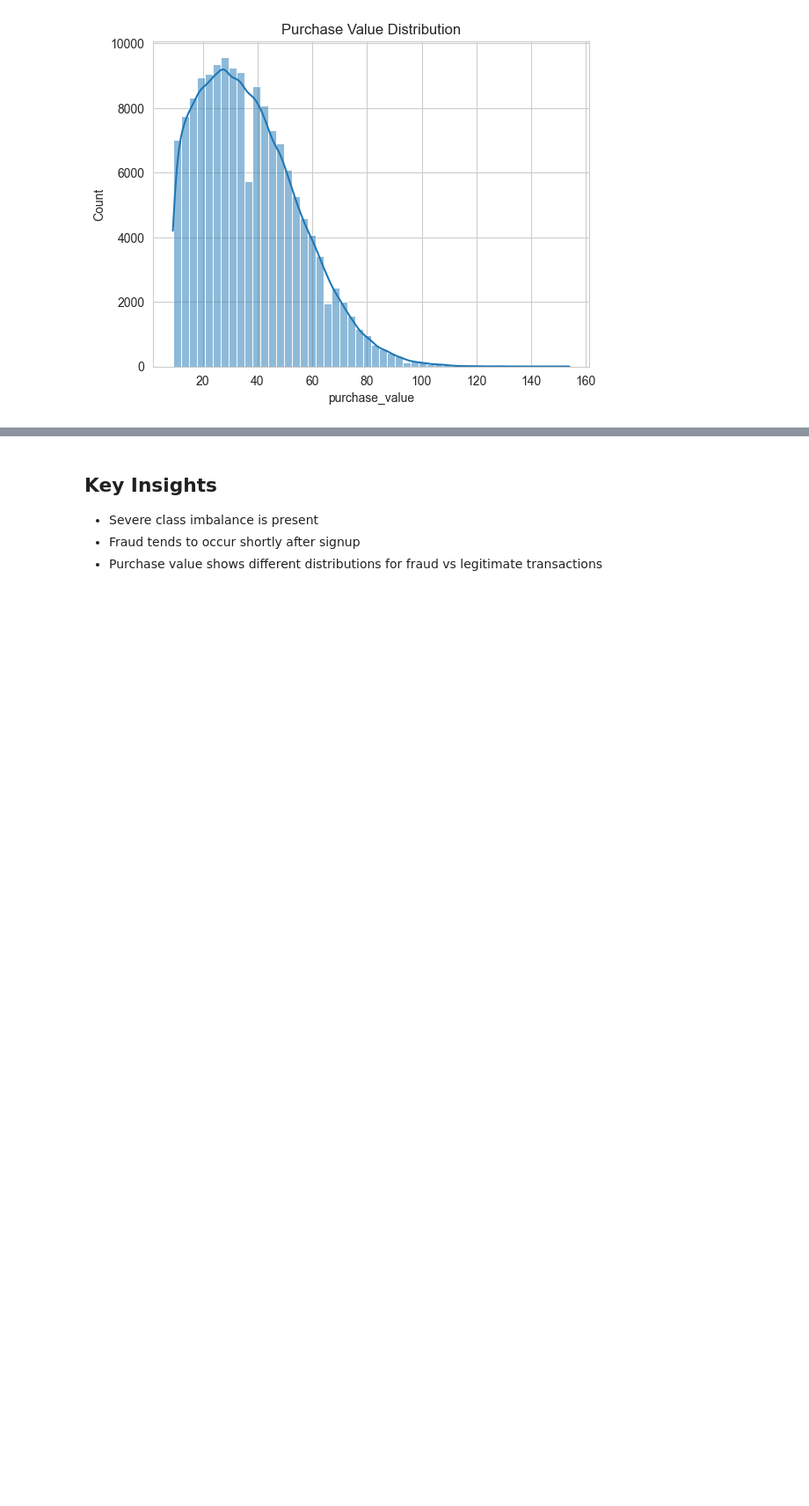
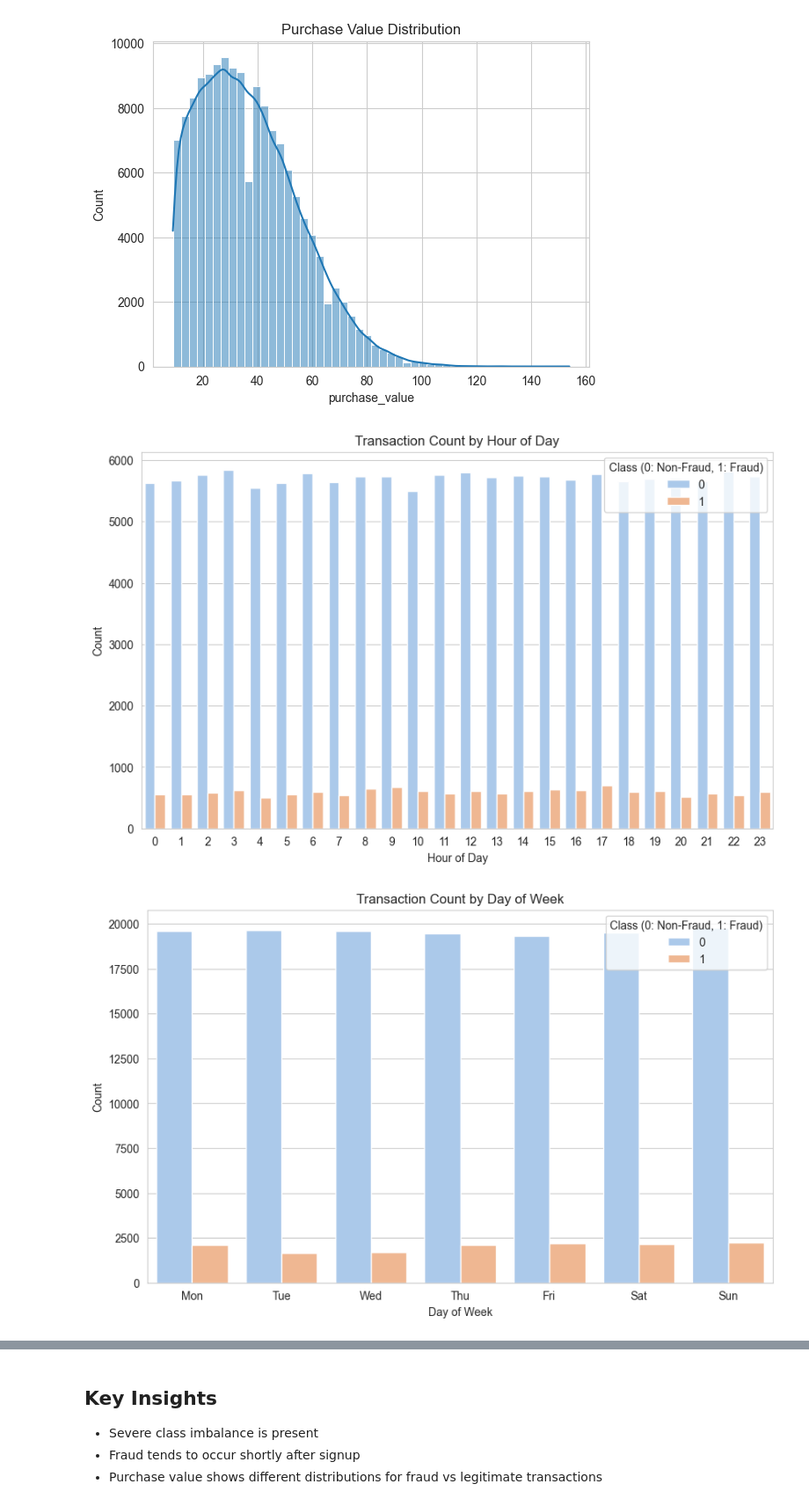
Before and after one commit to Yodahe2021/fraud-detection, a Jupyter notebook: notebooks/eda-fraud-data.ipynb, the cells around one changed output, grey strips where cells are left out. Shown at 88% size. Drawn from its saved outputs; the diff is of its cells as text; code cells hidden in the pictures; blank space fills up the shorter version.

```diff
--- a/notebooks/eda-fraud-data.ipynb
+++ b/notebooks/eda-fraud-data.ipynb
@@ -81,6 +103,33 @@ plt.title("Purchase Value Distribution")
 plt.show()
 # %% [output]
 [figure]
+# %%
+# Extract time features
+df['purchase_time'] = pd.to_datetime(df['purchase_time'])
+df['hour_of_day'] = df['purchase_time'].dt.hour
+df['day_of_week'] = df['purchase_time'].dt.dayofweek
+
+# Visualizing transactions by hour of the day
+plt.figure(figsize=(10, 6))
+sns.countplot(data=df, x='hour_of_day', hue='class', palette='pastel')
+plt.title('Transaction Count by Hour of Day')
+plt.xlabel('Hour of Day')
+plt.ylabel('Count')
+plt.legend(title='Class (0: Non-Fraud, 1: Fraud)', loc='upper right')
+plt.show()
+
+# Visualizing transactions by day of the week
+plt.figure(figsize=(10, 6))
+sns.countplot(data=df, x='day_of_week', hue='class', palette='pastel')
+plt.title('Transaction Count by Day of Week')
+plt.xlabel('Day of Week')
+plt.ylabel('Count')
+plt.xticks(ticks=range(7), labels=['Mon', 'Tue', 'Wed', 'Thu', 'Fri', 'Sat', 'Sun'])
+plt.legend(title='Class (0: Non-Fraud, 1: Fraud)', loc='upper right')
+plt.show()
+# %% [output]
+[figure, added]
+[figure, added]
 # %%
 sns.boxplot(x="class", y="purchase_value", data=df)
 plt.title("Purchase Value by Fraud Class")
```
Also changed, not shown: parts of 1 cell of this notebook, 13 other files.
